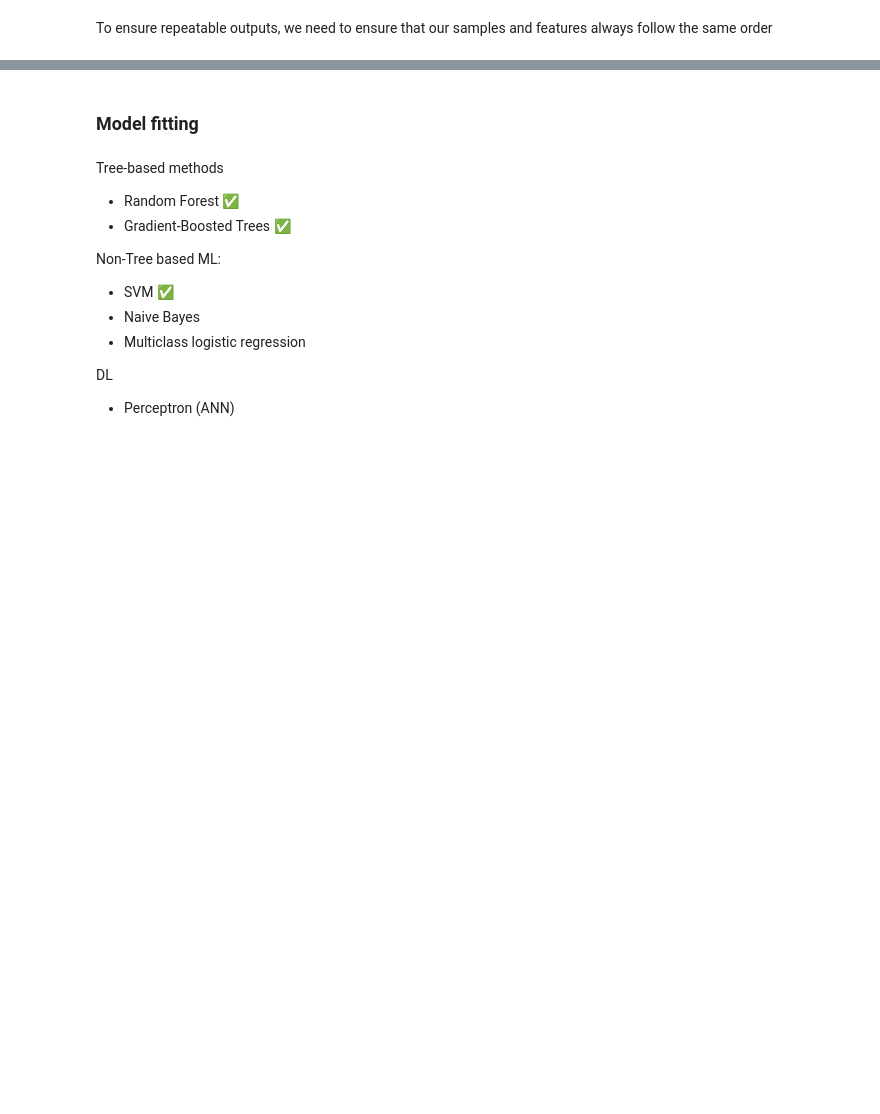
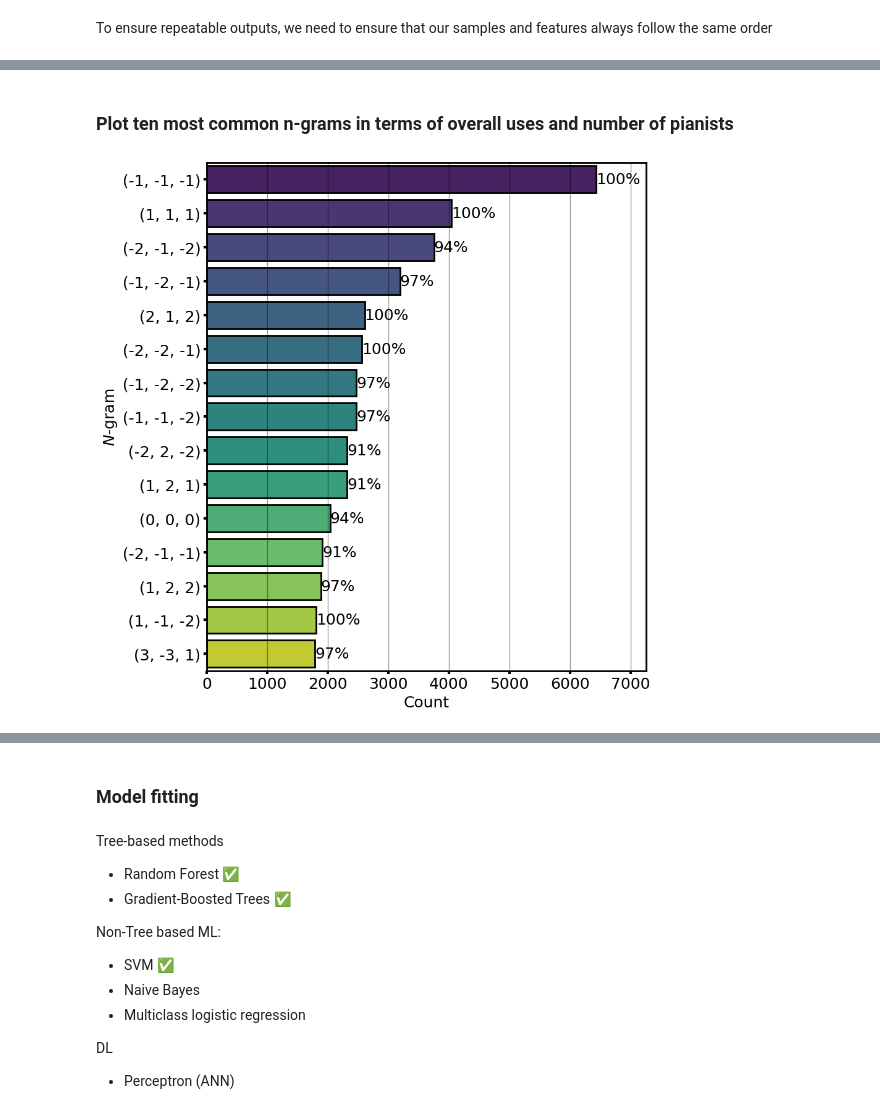
Before and after one commit to HuwCheston/Jazz-Trio-Database, a Jupyter notebook: notebooks/prediction/0.1-cheston-prediction-rhythm-melody.ipynb, the cells around one changed output, grey strips where cells are left out. Cells and saved outputs as stored; diff of their text form; code cells hidden in the pictures; blank space fills up the shorter version.

```diff
--- a/notebooks/prediction/0.1-cheston-prediction-rhythm-melody.ipynb
+++ b/notebooks/prediction/0.1-cheston-prediction-rhythm-melody.ipynb
@@ -125,0 +153,46 @@ print(tracks.iloc[:5, :5])
+# %% [markdown]
+### Plot ten most common n-grams in terms of overall uses and number of pianists
+# %%
+big10 = (
+    df.sum()
+    .sort_values(ascending=False)
+    .head(15)
+    .reset_index(drop=False)
+    .rename(columns={'index': 'ngram', 0: 'count'})
+)
+big10['ngram'] = big10['ngram'].astype(str)
+# %%
+big10vals = big10['ngram'].values
+# %%
+npianists = (
+    df.groupby(level=0)
+    [df.columns]
+    .sum()
+    .astype(bool)
+    .astype(int)
+    .sum()
+    .reset_index(drop=False)
+    .rename(columns={'index': 'ngram', 0: 'pianists'})
+)
+npianists['ngram'] = npianists['ngram'].astype(str)
+npianists['pianists'] = ((npianists['pianists'] / df.index.get_level_values(0).nunique()) * 100).astype(int)
+# %%
+mostplayed = npianists[npianists['ngram'].isin(big10vals)]['pianists'].values
+# %%
+plt.rcParams.update({'font.size': vutils.FONTSIZE})
+fig, ax = plt.subplots(nrows=1, ncols=1, figsize=(vutils.WIDTH / 2, vutils.WIDTH / 2), sharey=True)
+g = sns.barplot(
+    data=big10, x='count', y='ngram', orient='h', hue='ngram', legend=False, palette='viridis', ax=ax,
+    linewidth=vutils.LINEWIDTH, edgecolor=vutils.BLACK
+)
+for cont, lab in zip(g.containers, mostplayed):
+    ax.bar_label(container=cont, labels=[f'{lab}%'])
+ax.set(ylabel='$N$-gram', xlabel='Count', xlim=(0, ax.get_xlim()[1] + 500))
+ax.grid(axis='x', zorder=0, **vutils.GRID_KWS)
+plt.setp(ax.spines.values(), linewidth=vutils.LINEWIDTH)
+ax.tick_params(axis='both', width=vutils.TICKWIDTH)
+fig.tight_layout()
+fig.savefig(f'{utils.get_project_root()}/reports/figures/ngram_plots/barplot_most_used_3grams.png')
+plt.show()
+# %% [output]
+[figure, added]
```
Also changed, not shown: parts of 42 cells of this notebook, 3 other files.
